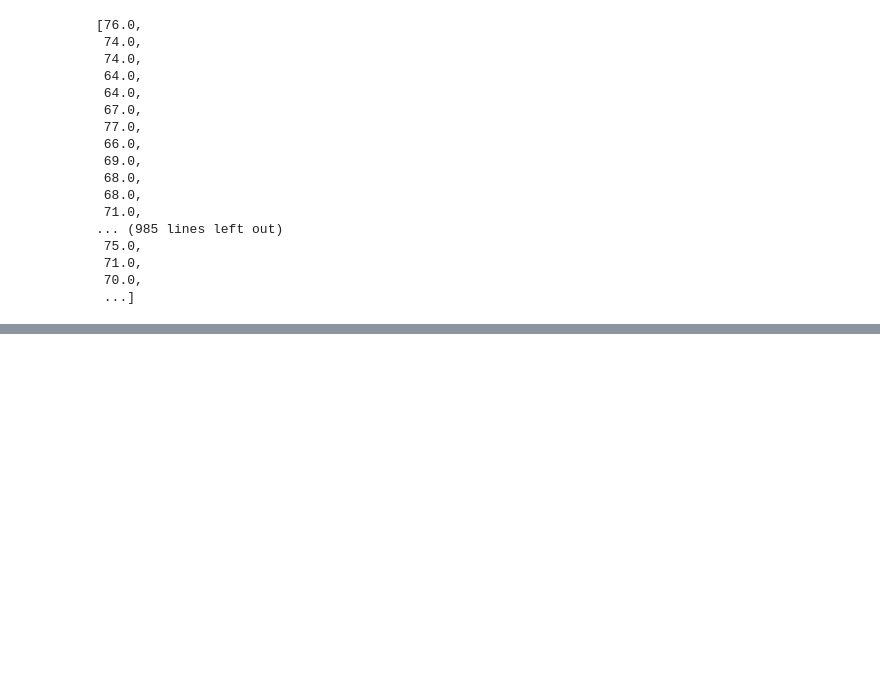
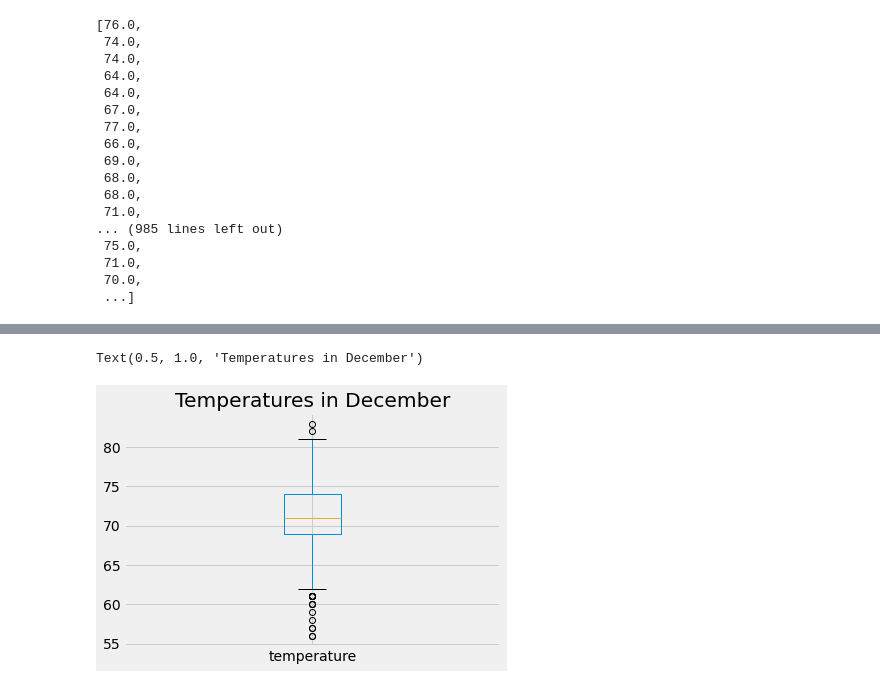
Before and after one commit to Elewekeadanma/surfs_up, a Jupyter notebook: SurfsUp_Challenge.ipynb, the cells around one changed output, grey strips where cells are left out. Drawn from its saved outputs; the diff is of its cells as text; code cells hidden in the pictures; blank space fills up the shorter version.

```diff
--- a/SurfsUp_Challenge.ipynb
+++ b/SurfsUp_Challenge.ipynb
@@ -156,3 +172,9 @@ dec_df.describe()
 | 50% | 71.000000 |
 | 75% | 74.000000 |
 | max | 83.000000 |
+# %%
+dec_df.boxplot()
+plt.title("Temperatures in December")
+# %% [output]
+Text(0.5, 1.0, 'Temperatures in December')
+[figure, added]
```
Also changed, not shown: parts of 7 cells of this notebook.
